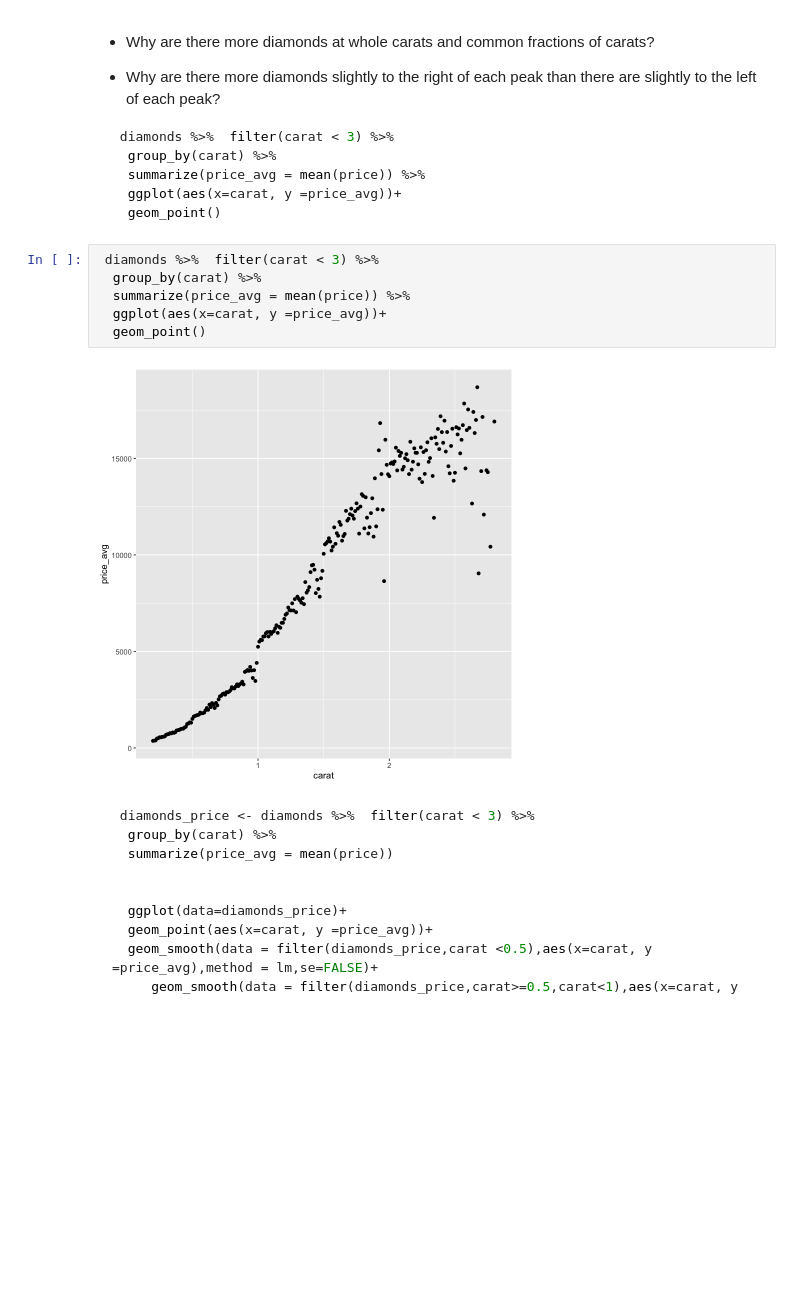
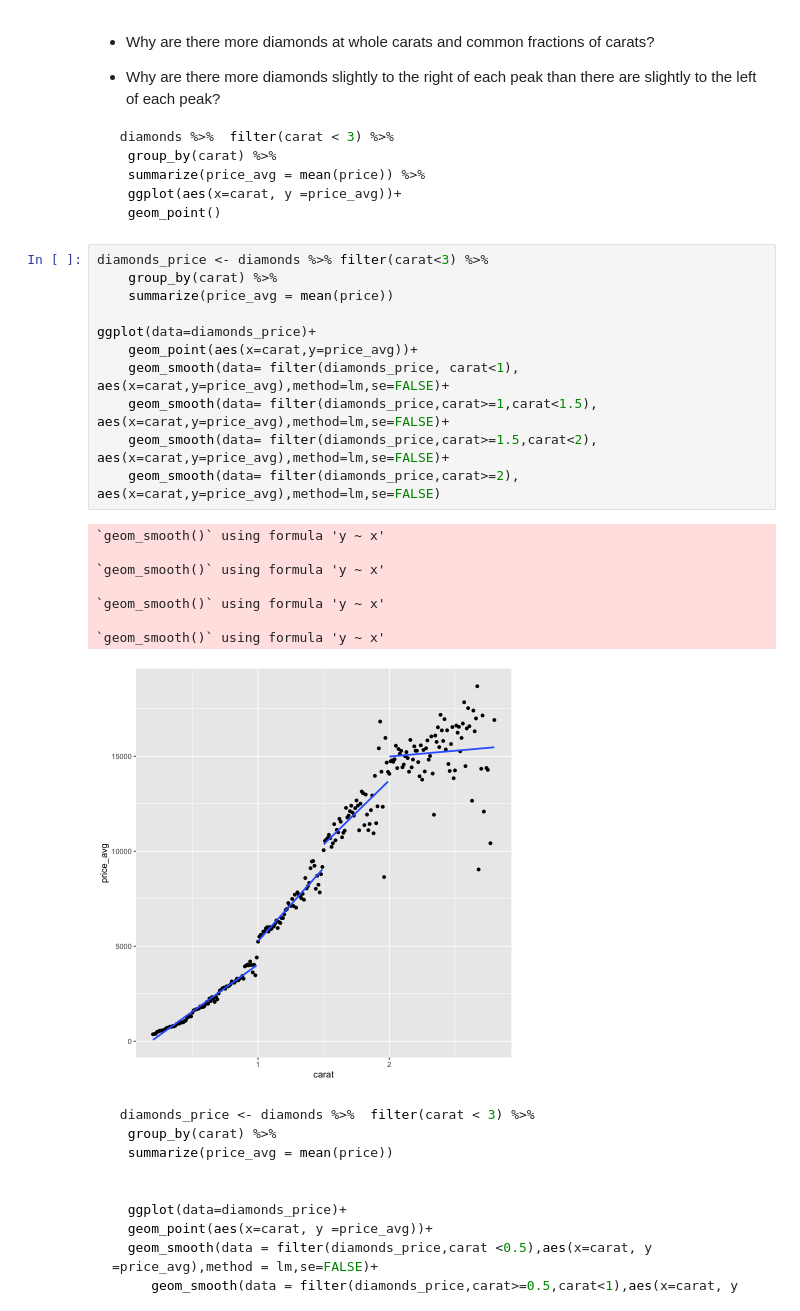
Before and after one commit to jzcpanda/390R-2021fall, a Jupyter notebook: Exploratory data analysis.ipynb, the cells around one changed output. Drawn from its saved outputs; the diff is of its cells as text; blank space fills up the shorter version.

````diff
--- a/Exploratory data analysis.ipynb
+++ b/Exploratory data analysis.ipynb
@@ -340,13 +339,25 @@ diamonds  %>%
   geom_point()
 ```
 # %%
- diamonds %>%  filter(carat < 3) %>%
-  group_by(carat) %>%
-  summarize(price_avg = mean(price)) %>%
-  ggplot(aes(x=carat, y =price_avg))+
-  geom_point()
+diamonds_price <- diamonds %>% filter(carat<3) %>%
+    group_by(carat) %>%
+    summarize(price_avg = mean(price))
+
+ggplot(data=diamonds_price)+
+    geom_point(aes(x=carat,y=price_avg))+
+    geom_smooth(data= filter(diamonds_price, carat<1), aes(x=carat,y=price_avg),method=lm,se=FALSE)+
+    geom_smooth(data= filter(diamonds_price,carat>=1,carat<1.5), aes(x=carat,y=price_avg),method=lm,se=FALSE)+
+    geom_smooth(data= filter(diamonds_price,carat>=1.5,carat<2), aes(x=carat,y=price_avg),method=lm,se=FALSE)+
+    geom_smooth(data= filter(diamonds_price,carat>=2), aes(x=carat,y=price_avg),method=lm,se=FALSE)
 # %% [output]
+`geom_smooth()` using formula 'y ~ x'
+
+`geom_smooth()` using formula 'y ~ x'
+
+`geom_smooth()` using formula 'y ~ x'
+
+`geom_smooth()` using formula 'y ~ x'
-[figure, old version]
+[figure, new version]
 # %% [markdown]
 ```r
  diamonds_price <- diamonds %>%  filter(carat < 3) %>%
````
Also changed, not shown: parts of 16 cells of this notebook, 1 other file.
